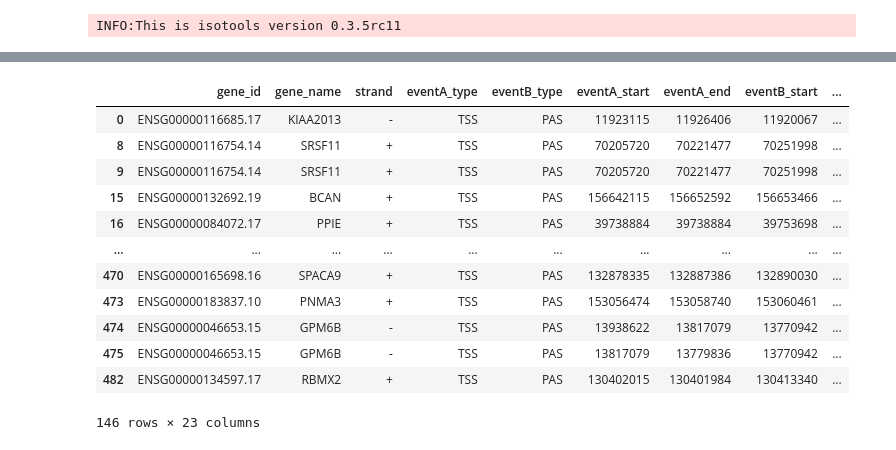
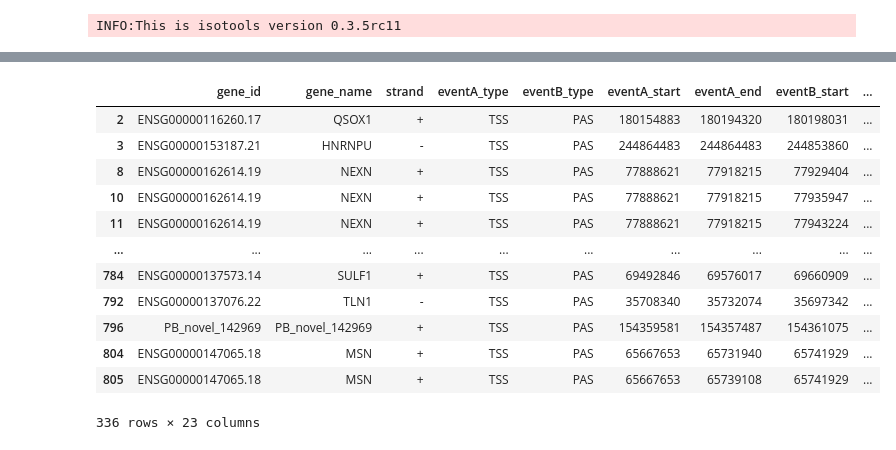
Before and after one commit to IceFreez3r/master-thesis, a Jupyter notebook: notebooks/IsoTools_coordination.ipynb, the cells around one changed output, grey strips where cells are left out. Saved outputs shown, nothing was run; the diff lists cells and outputs as text; code cells hidden in the pictures.

```diff
--- a/notebooks/IsoTools_coordination.ipynb
+++ b/notebooks/IsoTools_coordination.ipynb
@@ -31,10 +36,4 @@ INFO:loading transcriptome from /project/hfa_work/ENCODE/code/snakemake-pipeline
 # %%
-classification = os.path.join(basepath, 'results/sqanti/isotools_v{version}/qc/{tissue}/brain_classification.txt')
-isoseq.import_sqanti_classification(classification.format(version=version, tissue=tissue))
+classification = os.path.join(basepath, 'results/sqanti/isotools_v{version}/qc/{tissue}/{tissue}_classification.txt')
+for tissue, isoseq in zip(TISSUES, isoseqs):
+    isoseq.import_sqanti_classification(classification.format(version=version, tissue=tissue))
-# %%
-isoseq.add_filter(tag='CAGE_SUPPORT', expression='sqanti_classification is not None and sqanti_classification["within_CAGE_peak"]', context='transcript', update=True)
-isoseq.add_filter(tag='TSS_RATIO', expression='sqanti_classification is not None and sqanti_classification["ratio_TSS"] > 1.5', context='transcript', update=True)
-isoseq.add_filter(tag='POLYA_SITE', expression='sqanti_classification is not None and sqanti_classification["within_polyA_site"]', context='transcript', update=True)
-isoseq.add_filter(tag='POLYA_MOTIF', expression='sqanti_classification is not None and sqanti_classification["polyA_motif_found"]', context='transcript', update=True)
-
-isoseq.add_filter(tag='SQANTI_SUPPORT', expression='CAGE_SUPPORT and TSS_RATIO and POLYA_SITE and POLYA_MOTIF', context='transcript', update=True)
@@ -61,5 +40,9 @@ next(isoseq.iter_transcripts(query='SQANTI_SUPPORT'))
+# %%
+for isoseq in isoseqs:
+    isoseq.add_filter(tag='SQANTI_SUPPORT', expression='CAGE_SUPPORT and TSS_RATIO and POLYA_SITE and POLYA_MOTIF', context='transcript', update=True)
 # %%
-count = 0
-for transcript in isoseq.iter_transcripts(query='SQANTI_SUPPORT'):
-    count += 1
-count
+for isoseq in isoseqs:
+    count = 0
+    for transcript in isoseq.iter_transcripts(query='SQANTI_SUPPORT'):
+        count += 1
+    count
@@ -91,22 +72,22 @@ coordination_results_sig
 # %%
-coordination_results_unfiltered = isoseq.coordination_test(
+coordination_results_unfiltered = [isoseq.coordination_test(
     event_type=["TSS", "PAS"],
-)
-coordination_results_unfiltered_sig = coordination_results_unfiltered[coordination_results_unfiltered["padj"] < 0.05]
-coordination_results_unfiltered_sig
+) for isoseq in isoseqs]
+coordination_results_unfiltered_sig = [c[c["padj"] < 0.05] for c in coordination_results_unfiltered]
+coordination_results_unfiltered_sig[0]
 # %% [output]
 |  | gene_id | gene_name | strand | eventA_type | eventB_type | eventA_start | eventA_end | eventB_start | ... |
-| 0 | ENSG00000116685.17 | KIAA2013 | - | TSS | PAS | 11923115 | 11926406 | 11920067 | ... |
-| 8 | ENSG00000116754.14 | SRSF11 | + | TSS | PAS | 70205720 | 70221477 | 70251998 | ... |
-| 9 | ENSG00000116754.14 | SRSF11 | + | TSS | PAS | 70205720 | 70221477 | 70251998 | ... |
-| 15 | ENSG00000132692.19 | BCAN | + | TSS | PAS | 156642115 | 156652592 | 156653466 | ... |
-| 16 | ENSG00000084072.17 | PPIE | + | TSS | PAS | 39738884 | 39738884 | 39753698 | ... |
+| 2 | ENSG00000116260.17 | QSOX1 | + | TSS | PAS | 180154883 | 180194320 | 180198031 | ... |
+| 3 | ENSG00000153187.21 | HNRNPU | - | TSS | PAS | 244864483 | 244864483 | 244853860 | ... |
+| 8 | ENSG00000162614.19 | NEXN | + | TSS | PAS | 77888621 | 77918215 | 77929404 | ... |
+| 10 | ENSG00000162614.19 | NEXN | + | TSS | PAS | 77888621 | 77918215 | 77935947 | ... |
+| 11 | ENSG00000162614.19 | NEXN | + | TSS | PAS | 77888621 | 77918215 | 77943224 | ... |
 | ... | ... | ... | ... | ... | ... | ... | ... | ... | ... |
-| 470 | ENSG00000165698.16 | SPACA9 | + | TSS | PAS | 132878335 | 132887386 | 132890030 | ... |
-| 473 | ENSG00000183837.10 | PNMA3 | + | TSS | PAS | 153056474 | 153058740 | 153060461 | ... |
-| 474 | ENSG00000046653.15 | GPM6B | - | TSS | PAS | 13938622 | 13817079 | 13770942 | ... |
-| 475 | ENSG00000046653.15 | GPM6B | - | TSS | PAS | 13817079 | 13779836 | 13770942 | ... |
-| 482 | ENSG00000134597.17 | RBMX2 | + | TSS | PAS | 130402015 | 130401984 | 130413340 | ... |
+| 784 | ENSG00000137573.14 | SULF1 | + | TSS | PAS | 69492846 | 69576017 | 69660909 | ... |
+| 792 | ENSG00000137076.22 | TLN1 | - | TSS | PAS | 35708340 | 35732074 | 35697342 | ... |
+| 796 | PB_novel_142969 | PB_novel_142969 | + | TSS | PAS | 154359581 | 154357487 | 154361075 | ... |
+| 804 | ENSG00000147065.18 | MSN | + | TSS | PAS | 65667653 | 65731940 | 65741929 | ... |
+| 805 | ENSG00000147065.18 | MSN | + | TSS | PAS | 65667653 | 65739108 | 65741929 | ... |
-146 rows × 23 columns
+336 rows × 23 columns
 # %%
 # Display a contingency table for a specific event
```
Also changed, not shown: parts of 11 cells of this notebook, 1 other file.
